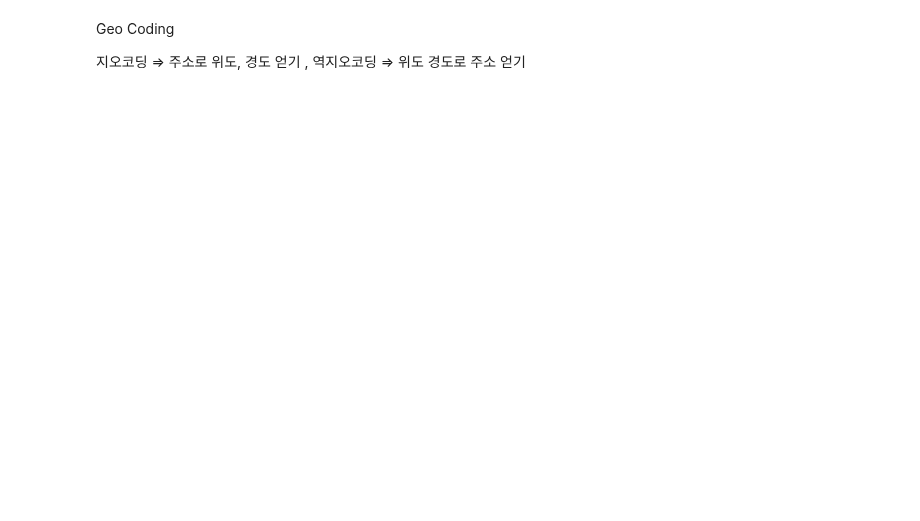
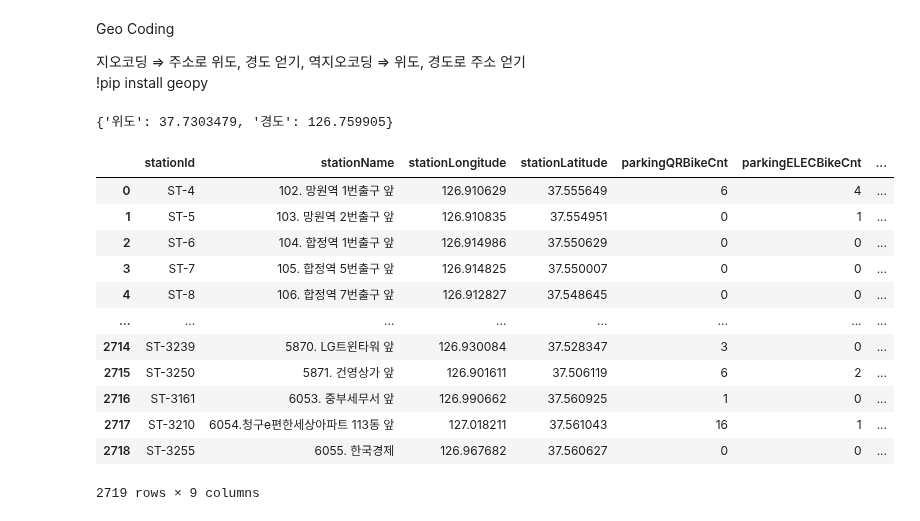
Before and after one commit to hanmin-oh/PythonClass, a Jupyter notebook: 03_dataAnalysis/workspace/20_Data_Analysis_4.ipynb, the cells around one changed output. Drawn from its saved outputs; the diff is of its cells as text; code cells hidden in the pictures; blank space fills up the shorter version.

```diff
--- a/03_dataAnalysis/workspace/20_Data_Analysis_4.ipynb
+++ b/03_dataAnalysis/workspace/20_Data_Analysis_4.ipynb
@@ -9,0 +19,7 @@ import matplotlib.pyplot as plt
+# %%
+# 따릉이 서버가 응답은 json 형태의 문자열을 파이썬에서 사용하기 위해서 딕셔너리 타입으로 변환한다.
+# bike_json = json.loads(request.text) # json 모듈의 loads() 메소드 사용
+bike_json = request.json() # requests 모듈의 json() 메소드 사용
+# print(type(bike_json))
+# print(bike_json.keys())
+# print(bike_json)
@@ -9,0 +47,5 @@ import matplotlib.pyplot as plt
+# %%
+# pandas.io.json 모듈의 json_normalize() 메소드로 json 타입의 데이터가 변환된 딕셔너리를 판다스 데이터프레임으로 변환한다.
+# json_normalize(딕셔너리, 데이터프레임으로 변환할 데이터가 할당된 딕셔너리의 key)
+bike_df = pd.json_normalize(bike_json, 'realtimeList')
+bike_df
@@ -9,0 +73,13 @@ import matplotlib.pyplot as plt
+# %%
+# stationId: 대여소 id
+# stationName: 대여소 이름
+# stationLongitude: 대여소 경도
+# stationLatitude: 대여소 위도
+# rackTotCnt: 주차 가능한 자전거 대수
+# parkingBikeTotCnt: 주차된 따릉이 LCD형 대수 => 사용하지 않음
+# parkingQRBikeCnt: 주차된 따릉이 QR형 대수 => 일반 따릉이
+# parkingELECBikeCnt: 주차된 새싹 따릉이 대수
+
+bike_df_map = bike_df[['stationId', 'stationName', 'stationLongitude', 'stationLatitude', 'parkingQRBikeCnt',
+                       'parkingELECBikeCnt']]
+bike_df_map
@@ -9,0 +117,7 @@ import matplotlib.pyplot as plt
+# %%
+bike_df_map['stationLongitude'] = bike_df_map['stationLongitude'].astype(float)
+bike_df_map['stationLatitude'] = bike_df_map['stationLatitude'].astype(float)
+bike_df_map['parkingQRBikeCnt'] = bike_df_map['parkingQRBikeCnt'].astype(int)
+bike_df_map['parkingELECBikeCnt'] = bike_df_map['parkingELECBikeCnt'].astype(int)
+bike_df_map['parkingTotBikeCnt'] = bike_df_map['parkingQRBikeCnt'] + bike_df_map['parkingELECBikeCnt']
+bike_df_map
@@ -10,6 +157,18 @@ import matplotlib.pyplot as plt
 # %% [markdown]
 Geo Coding
 
-지오코딩 => 주소로 위도, 경도 얻기 , 역지오코딩 => 위도 경도로 주소 얻기
+지오코딩 => 주소로 위도, 경도 얻기, 역지오코딩 => 위도, 경도로 주소 얻기
+!pip install geopy
 # %%
 from geopy.geocoders import Nominatim
+# %%
+# 주소를 인수로 넘겨받아 위도, 경도를 리턴하는 함수
+def geocoding(address):
+    geolocoder = Nominatim(user_agent='South Korea', timeout=None)
+    geo = geolocoder.geocode(address)
+    return {'위도': geo.latitude, '경도': geo.longitude}
+
+address = geocoding('경기도 파주시 와동동')
+print(address)
+# %% [output]
+{'위도': 37.7303479, '경도': 126.759905}
@@ -15,0 +215,18 @@ from geopy.geocoders import Nominatim
+# %%
+bike_df_map['goo'] = np.NaN
+bike_df_map['dong'] = np.NaN
+bike_df_map
+# %% [output]
+|  | stationId | stationName | stationLongitude | stationLatitude | parkingQRBikeCnt | parkingELECBikeCnt | ... |
+| 0 | ST-4 | 102. 망원역 1번출구 앞 | 126.910629 | 37.555649 | 6 | 4 | ... |
+| 1 | ST-5 | 103. 망원역 2번출구 앞 | 126.910835 | 37.554951 | 0 | 1 | ... |
+| 2 | ST-6 | 104. 합정역 1번출구 앞 | 126.914986 | 37.550629 | 0 | 0 | ... |
+| 3 | ST-7 | 105. 합정역 5번출구 앞 | 126.914825 | 37.550007 | 0 | 0 | ... |
+| 4 | ST-8 | 106. 합정역 7번출구 앞 | 126.912827 | 37.548645 | 0 | 0 | ... |
+| ... | ... | ... | ... | ... | ... | ... | ... |
+| 2714 | ST-3239 | 5870. LG트윈타워 앞 | 126.930084 | 37.528347 | 3 | 0 | ... |
+| 2715 | ST-3250 | 5871. 건영상가 앞 | 126.901611 | 37.506119 | 6 | 2 | ... |
+| 2716 | ST-3161 | 6053. 중부세무서 앞 | 126.990662 | 37.560925 | 1 | 0 | ... |
+| 2717 | ST-3210 | 6054.청구e편한세상아파트 113동 앞 | 127.018211 | 37.561043 | 16 | 1 | ... |
+| 2718 | ST-3255 | 6055. 한국경제 | 126.967682 | 37.560627 | 0 | 0 | ... |
+2719 rows × 9 columns
```
Also changed, not shown: parts of 14 cells of this notebook, 3 other files.
